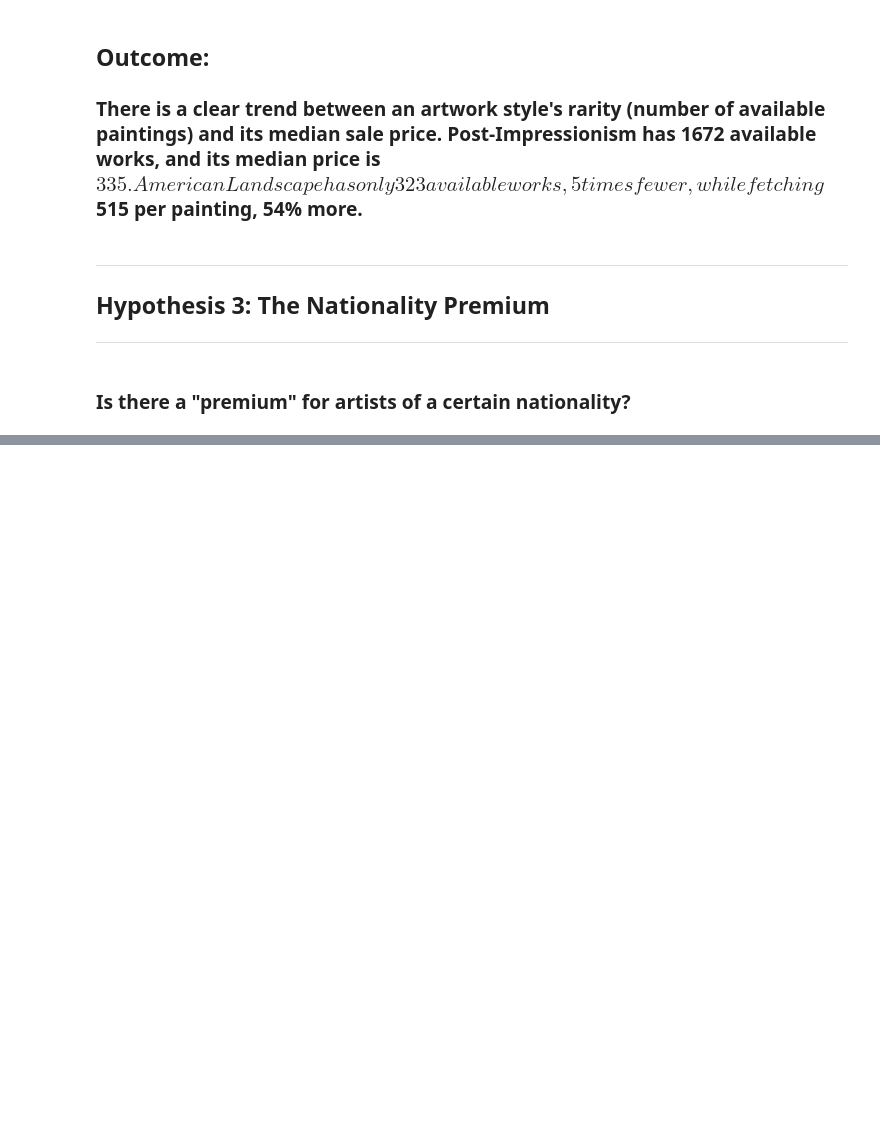
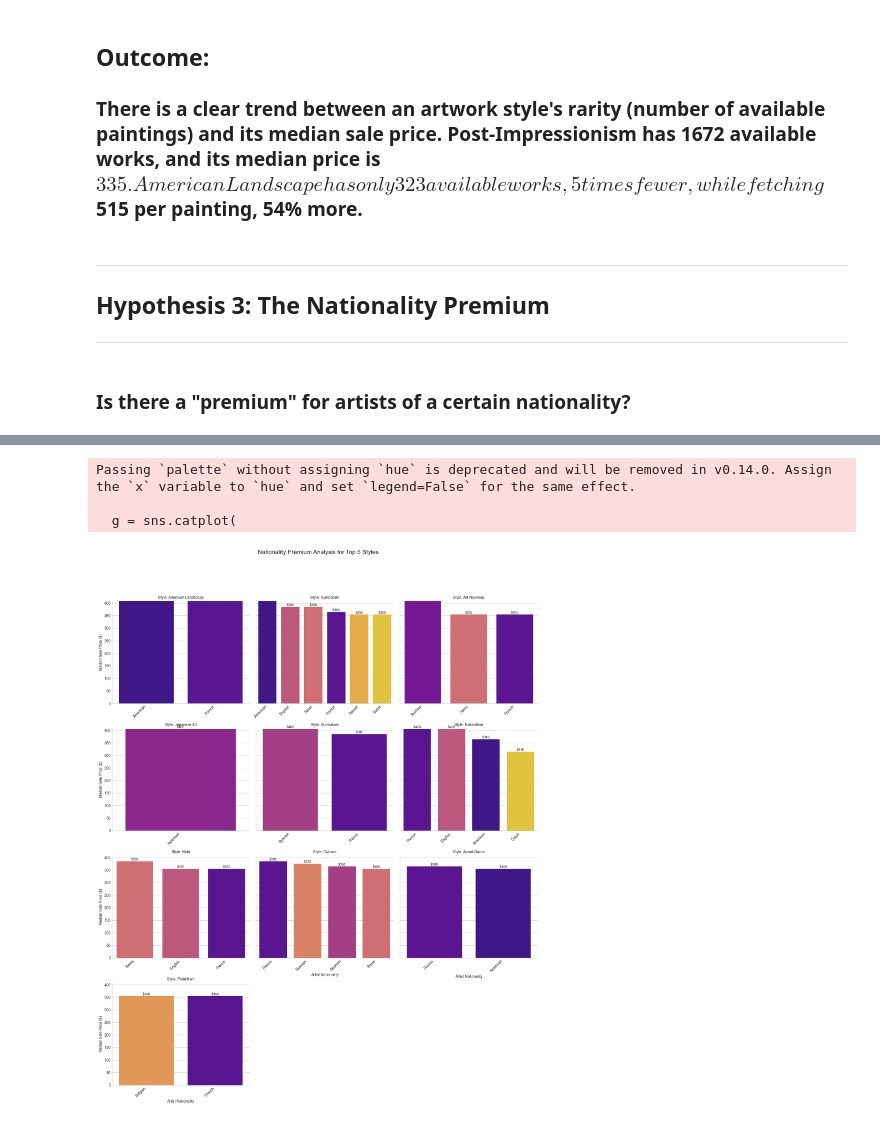
Before and after one commit to chandlershortlidge/sql-database, a Jupyter notebook: famous_art_data_visualizations.ipynb, the cells around one changed output, grey strips where cells are left out. Cells and saved outputs as stored; diff of their text form; code cells hidden in the pictures; blank space fills up the shorter version.

```diff
--- a/famous_art_data_visualizations.ipynb
+++ b/famous_art_data_visualizations.ipynb
@@ -126,0 +178,51 @@ plt.show()
+# %%
+df_nationality_premium_bottom_10 = pd.read_csv("bottom 10 styles by median price.csv")
+# %%
+# --- Visualization ---
+plt.style.use('seaborn-v0_8-whitegrid')
+
+# Create the Faceted Plot using catplot
+g = sns.catplot(
+    data=df_nationality_premium_bottom_10,
+    x='nationality',
+    y='median_sale_price',
+    col='style',
+    kind='bar',
+    col_wrap=3,      # Wrap to the next row after 3 plots
+    height=5,
+    aspect=1.1,
+    palette='plasma',
+    sharex=False     # Allow each subplot to have its own x-axis labels
+)
+
+# --- Polish the Plot ---
+# Add a clear overall title
+g.fig.suptitle('Nationality Premium Analysis for Top 5 Styles', y=1.03, fontsize=16)
+
+# Rotate x-axis labels for better readability
+g.set_xticklabels(rotation=45, ha='right')
+
+# Set clearer labels for axes
+g.set_axis_labels("Artist Nationality", "Median Sale Price ($)")
+
+# Set individual subplot titles
+g.set_titles("Style: {col_name}")
+
+# Add data labels to the bars
+for ax in g.axes.flatten():
+    # Check if the subplot has any bars before trying to add labels
+    if ax.containers:
+        for container in ax.containers:
+            # Check if there's data in the container
+            if container.datavalues.size > 0:
+                ax.bar_label(container, fmt='$%.0f', fontsize=9)
+                # Adjust y-axis to give space for labels
+                ax.set_ylim(0, max(container.datavalues) * 1.15)
+
+plt.tight_layout(rect=[0, 0, 1, 0.97])
+plt.show()
+# %% [output]
+Passing `palette` without assigning `hue` is deprecated and will be removed in v0.14.0. Assign the `x` variable to `hue` and set `legend=False` for the same effect.
+
+  g = sns.catplot(
+[figure, added]
```
Also changed, not shown: parts of 3 cells of this notebook, 5 other files.
